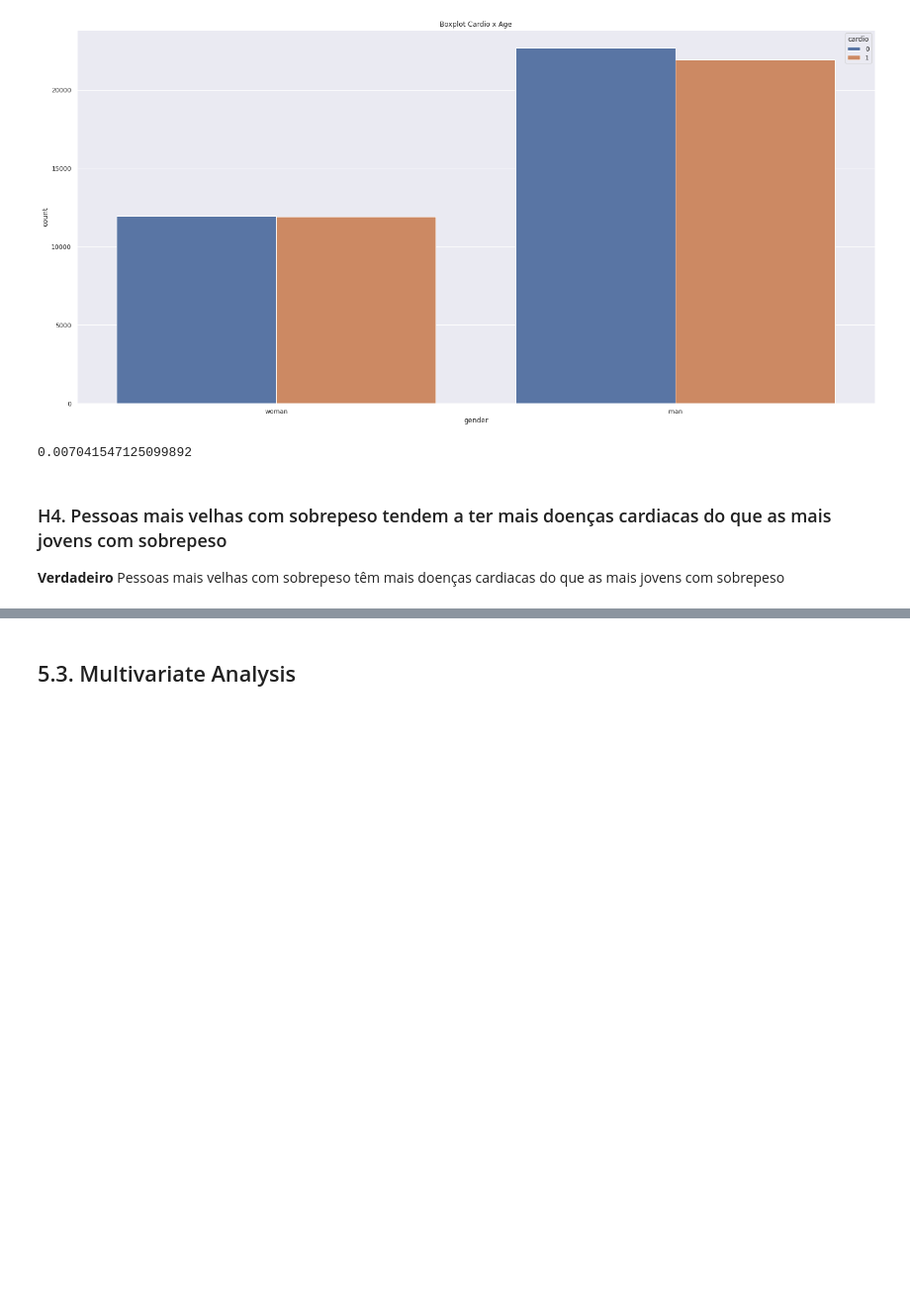
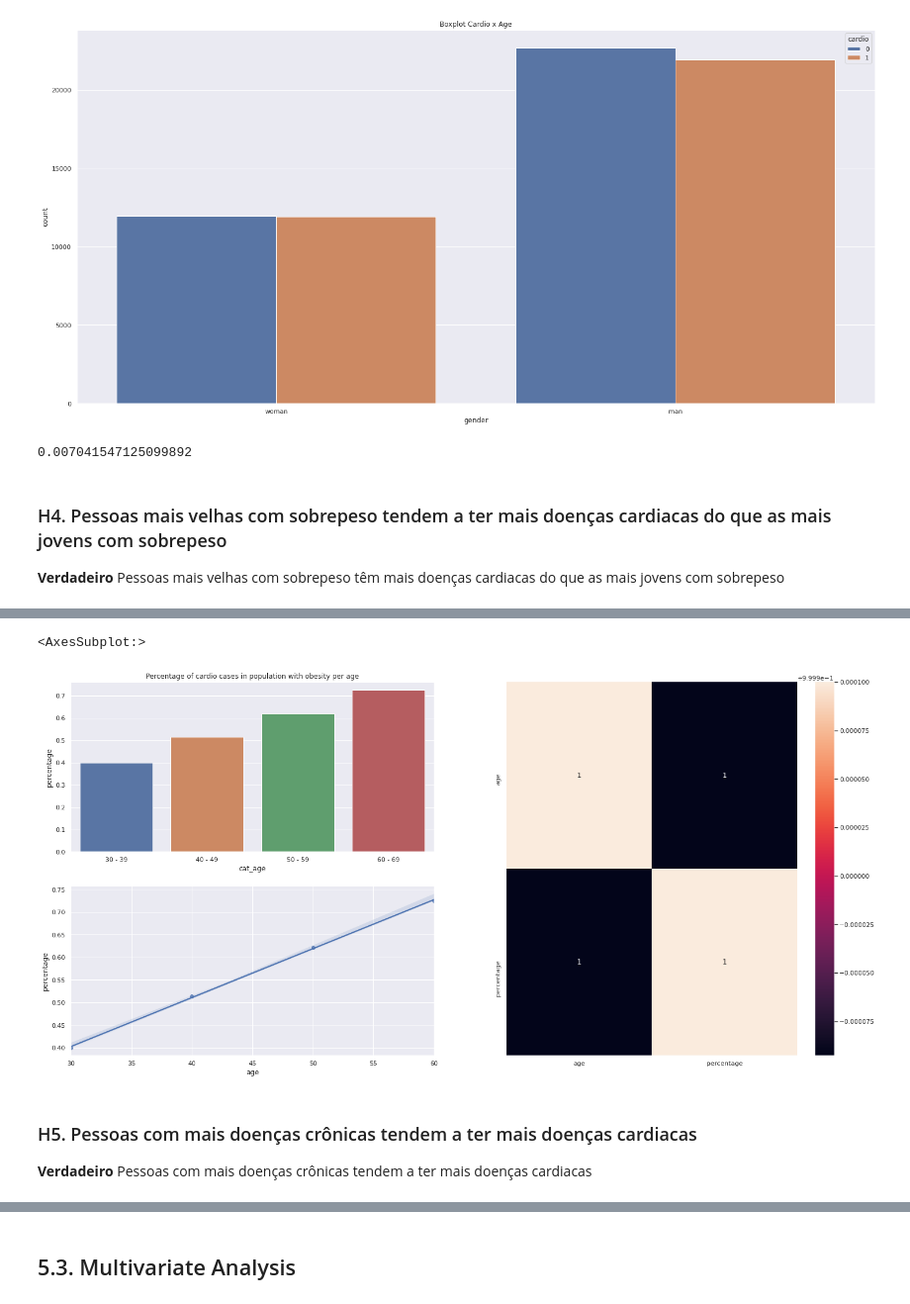
Before and after one commit to tadeucbm/cardio_catch_diseases, a Jupyter notebook: cardio_catch_diseases.ipynb, the cells around one changed output, grey strips where cells are left out. Shown at 99% size. Drawn from its saved outputs; the diff is of its cells as text; code cells hidden in the pictures; blank space fills up the shorter version.

```diff
--- a/cardio_catch_diseases.ipynb
+++ b/cardio_catch_diseases.ipynb
@@ -795,0 +741,18 @@ SyntaxError: invalid syntax (<ipython-input-273-052f9a51988a>, line 1)
+# %%
+grid = plt.GridSpec(2, 2)
+
+plt.subplot(grid[0, 0])
+sns.barplot(y='percentage', x='cat_age', data=aux2)
+plt.title('Percentage of cardio cases in population with obesity per age')
+
+plt.subplot(grid[1, 0])
+sns.regplot(x='age', y='percentage', data=aux3)
+
+plt.subplot(grid[:, 1])
+sns.heatmap(aux3.corr(method='pearson'), annot=True)
+# %% [output]
+<AxesSubplot:>
+[figure, added]
+# %% [markdown]
+### H5. Pessoas com mais doenças crônicas tendem a ter mais doenças cardiacas
+**Verdadeiro** Pessoas com mais doenças crônicas tendem a ter mais doenças cardiacas
```
Also changed, not shown: parts of 40 cells of this notebook.
